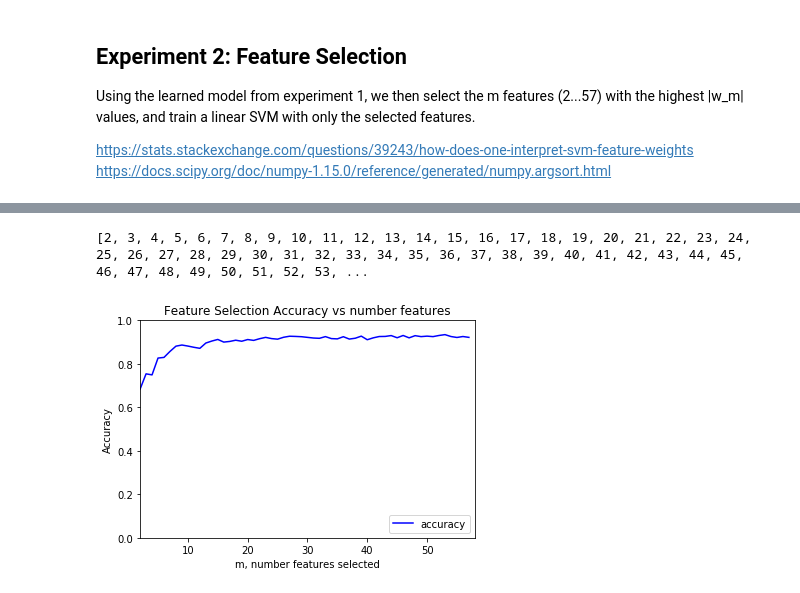
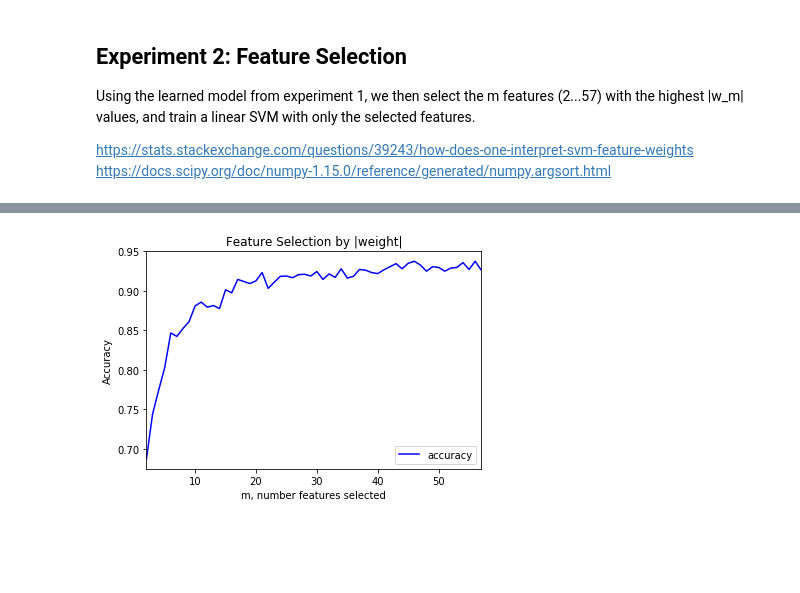
Before and after one commit to jzcs/ML_Winter2019, a Jupyter notebook: ML_HW_3.ipynb, the cells around one changed output, grey strips where cells are left out. Cells and saved outputs as stored; diff of their text form; code cells hidden in the pictures; blank space fills up the shorter version.

```diff
--- a/ML_HW_3.ipynb
+++ b/ML_HW_3.ipynb
@@ -228,14 +173,12 @@ print(acc)
 # %%
 x_vals = range(2,n_feat+1)
-print(list(x_vals))
-plt.title('Feature Selection Accuracy vs number features')
+plt.title('Feature Selection by |weight|')
 plt.plot(x_vals, acc, 'b', label = 'accuracy')
 plt.legend(loc = 'lower right')
-plt.ylim([0, 1])
-plt.xlim([2, n_feat+1])
+
+plt.xlim([2, n_feat])
 plt.ylabel('Accuracy')
 plt.xlabel('m, number features selected')
 plt.show()
 # %% [output]
-[2, 3, 4, 5, 6, 7, 8, 9, 10, 11, 12, 13, 14, 15, 16, 17, 18, 19, 20, 21, 22, 23, 24, 25, 26, 27, 28, 29, 30, 31, 32, 33, 34, 35, 36, 37, 38, 39, 40, 41, 42, 43, 44, 45, 46, 47, 48, 49, 50, 51, 52, 53, ...
-[figure, old version]
+[figure, new version]
```
Also changed, not shown: parts of 11 cells of this notebook, 1 other file.
